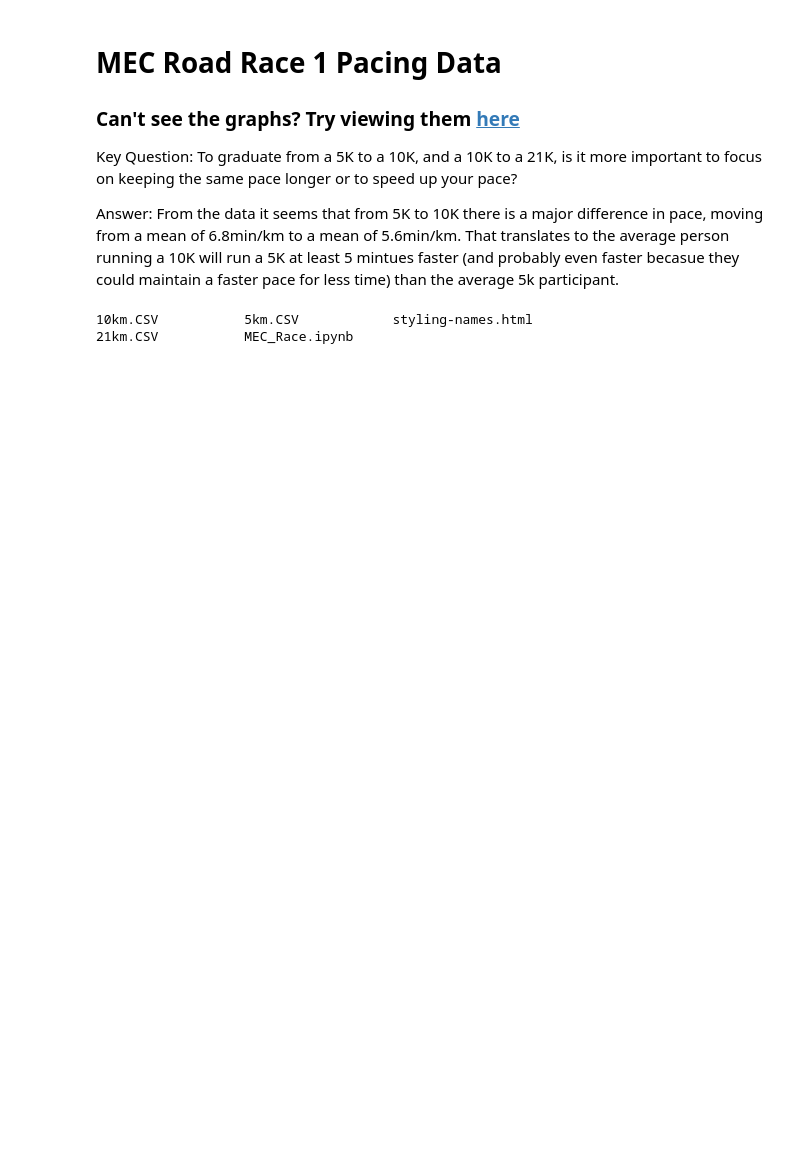
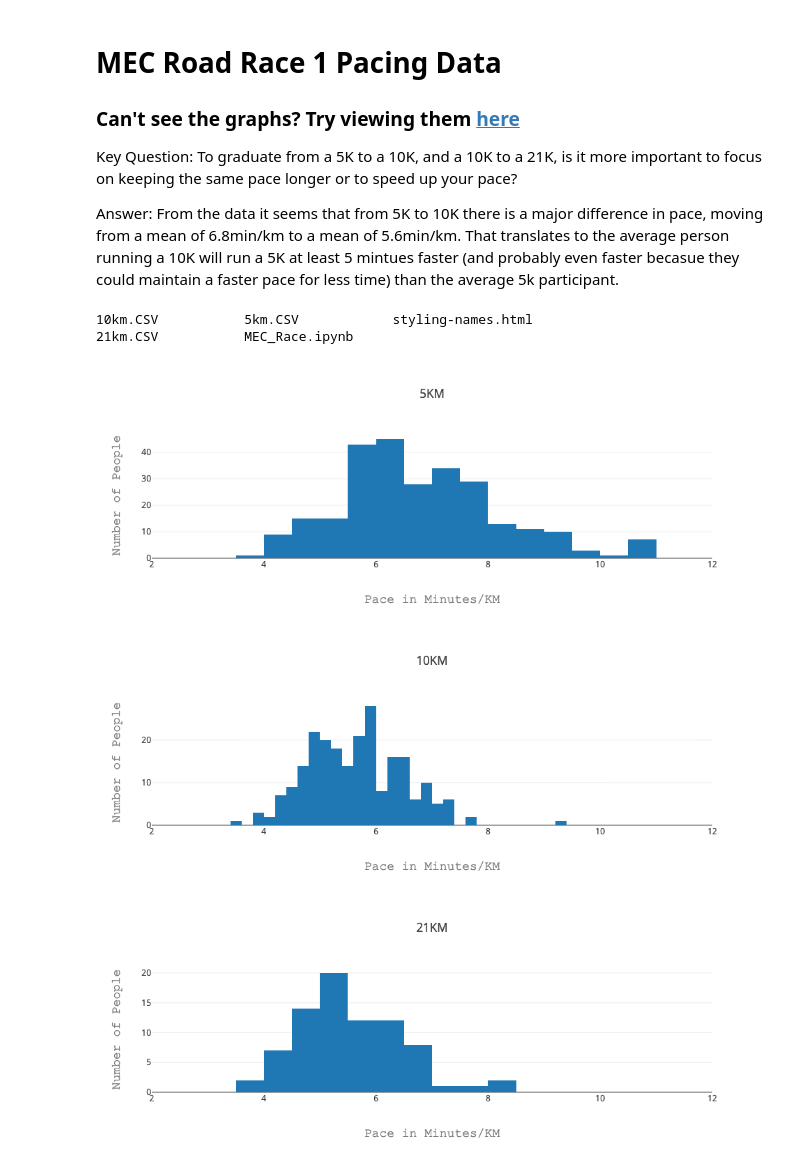
Before and after one commit to jimprince/analysis, a Jupyter notebook: MEC_Race_Pacing/MEC_Race.ipynb, the cells around one changed output. Drawn from its saved outputs; the diff is of its cells as text; code cells hidden in the pictures; blank space fills up the shorter version.

Commit message:
Graph test

```diff
--- a/MEC_Race_Pacing/MEC_Race.ipynb
+++ b/MEC_Race_Pacing/MEC_Race.ipynb
@@ -41,32 +41,36 @@ for race, race_str in zip(races, races_str):
     race["pace_s"] = new.m * 60 + new.s
     race["pace_m"] = race.pace_s / 60.0
     data = [go.Histogram(x=race["pace_m"])]
     layout = go.Layout(
         autosize=False,
         width=700,
         height=300,
         title=race_str,
             xaxis=dict(
                 range=[2, 12],
                 title='Pace in Minutes/KM',
                 titlefont=dict(
                     family='Courier New, monospace',
                     size=18,
                     color='#7f7f7f'
                 )
             ),
             yaxis=dict(
                 title='Number of People',
                 titlefont=dict(
                     family='Courier New, monospace',
                     size=18,
                     color='#7f7f7f'
                 )
             )
         )
     fig = go.Figure(data=data, layout=layout)
-    py.iplot(fig)
+    offline.iplot(fig)
 #     break
 #     print(f'For the {race_str} race the average pace was \nMean:{round(race["pace_m"].mean(), 2)} min/km \t Median: {round(race["pace_m"].median(), 2)} min/km\n')
 
-print("i'm done")
+# print("i'm done")
+# %% [output]
+[figure, added]
+[figure, added]
+[figure, added]
```
